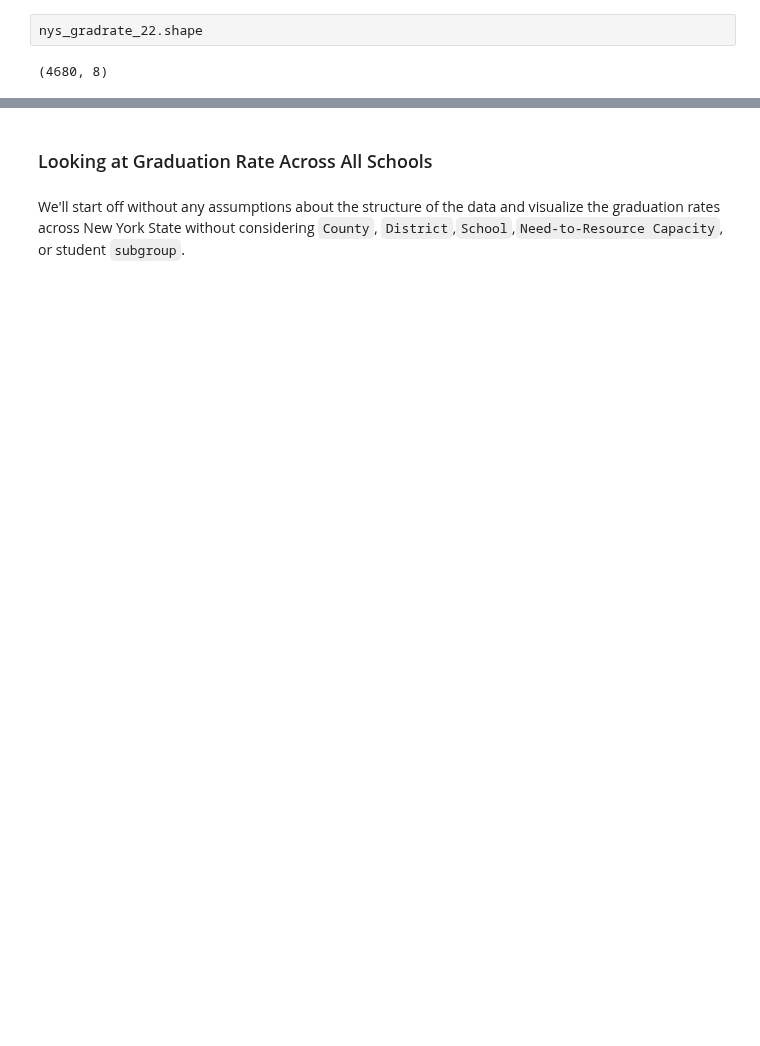
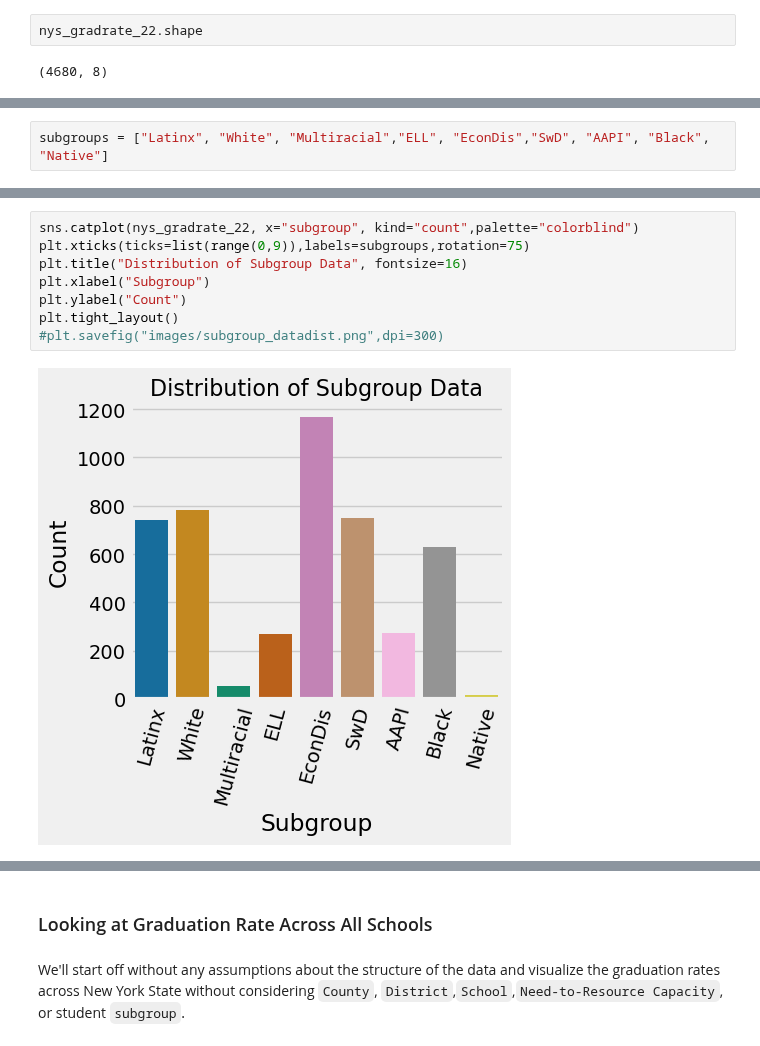
Before and after one commit to asoylatte03/nys-ell-grad-rate, a Jupyter notebook: exploratory data analysis.ipynb, the cells around one changed output, grey strips where cells are left out. Cells and saved outputs as stored; diff of their text form; blank space fills up the shorter version.

```diff
--- a/exploratory data analysis.ipynb
+++ b/exploratory data analysis.ipynb
@@ -34,0 +47,2 @@ nys_gradrate_22.shape
+# %%
+subgroups = ["Latinx", "White", "Multiracial","ELL", "EconDis","SwD", "AAPI", "Black", "Native"]
@@ -34,0 +62,10 @@ nys_gradrate_22.shape
+# %%
+sns.catplot(nys_gradrate_22, x="subgroup", kind="count",palette="colorblind")
+plt.xticks(ticks=list(range(0,9)),labels=subgroups,rotation=75)
+plt.title("Distribution of Subgroup Data", fontsize=16)
+plt.xlabel("Subgroup")
+plt.ylabel("Count")
+plt.tight_layout()
+#plt.savefig("images/subgroup_datadist.png",dpi=300)
+# %% [output]
+[figure, added]
```
Also changed, not shown: parts of 6 cells of this notebook, 7 other files.
